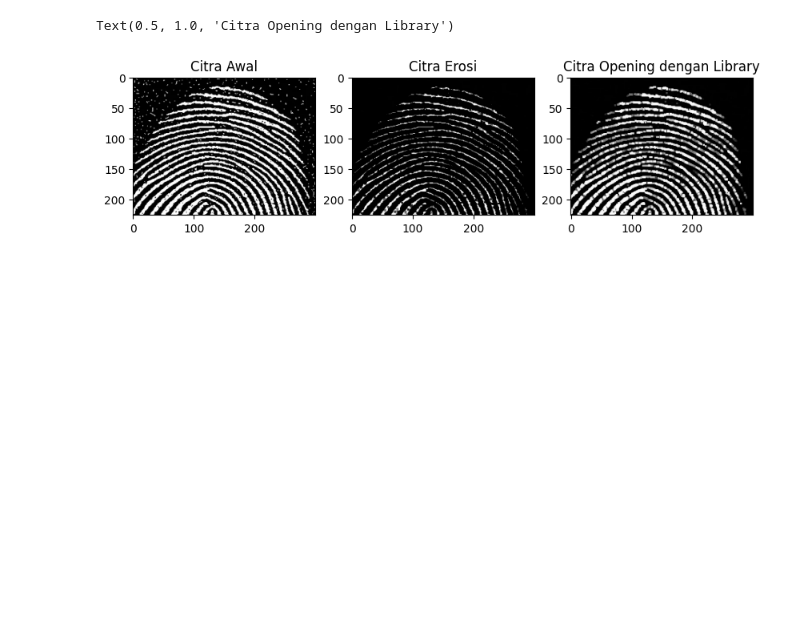
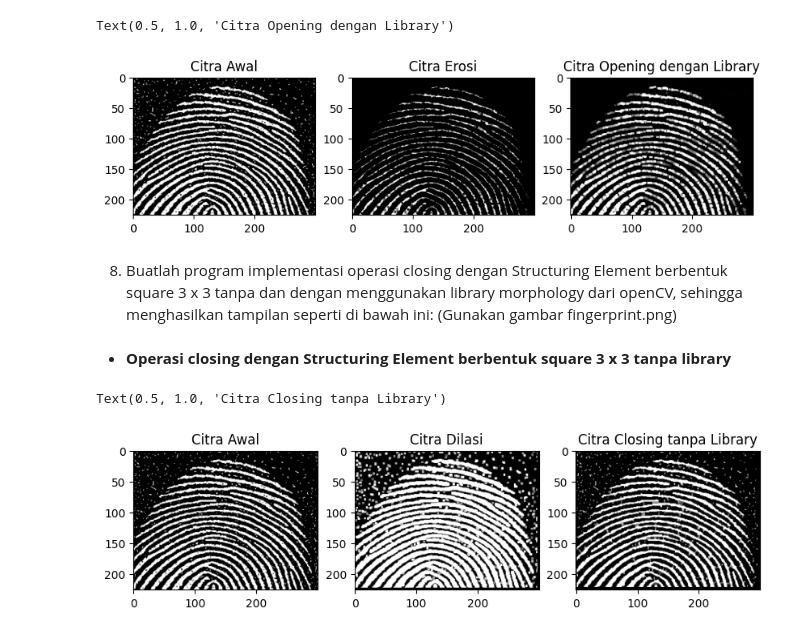
Before and after one commit to Vangzbill/PCVK_Ganjil_2023, a Jupyter notebook: Week9.ipynb, the cells around one changed output. Drawn from its saved outputs; the diff is of its cells as text; code cells hidden in the pictures; blank space fills up the shorter version.

```diff
--- a/Week9.ipynb
+++ b/Week9.ipynb
@@ -198,3 +198,47 @@ plt.title('Citra Opening dengan Library')
 # %% [output]
 Text(0.5, 1.0, 'Citra Opening dengan Library')
 [figure]
+# %% [markdown]
+
+8. Buatlah program implementasi operasi closing dengan Structuring Element berbentuk square 3 x 3 tanpa dan dengan menggunakan library morphology dari openCV, sehingga menghasilkan tampilan seperti di bawah ini: (Gunakan gambar fingerprint.png)
+# %% [markdown]
+* **Operasi closing dengan Structuring Element berbentuk square 3 x 3 tanpa library**
+# %%
+img_8_1 = cv.imread('/content/drive/MyDrive/PCVK/Images/fingerprint.png', cv.IMREAD_GRAYSCALE)
+dilation_8_1 = np.zeros(img_8_1.shape, img_8_1.dtype)
+closing_8_1 = np.zeros(img_8_1.shape, img_8_1.dtype)
+se_8_1 = np.ones((3, 3), dtype=np.uint8)
+
+height_8_1, width_8_1 = img_8_1.shape
+se_size_8_1 = 3
+se_half_8_1 = se_size_8_1 // 2
+
+for y in range(len(se_8_1) // 2, img_8_1.shape[0] - len(se_8_1)):
+  for x in range(len(se_8_1[0]) // 2, img_8_1.shape[1] - len(se_8_1)):
+    maksimum = 0
+    for i in range(len(se_8_1)):
+      for j in range(len(se_8_1[0])):
+        if(se_8_1[i][j] == 1):
+          nilai_piksel = img_8_1[y + i - len(se_8_1) // 2, x + j - len(se_8_1[0]) // 2]
+          maksimum = max(maksimum, nilai_piksel)
+    dilation_8_1[y, x] = maksimum
+
+for i in range(se_half_8_1, height_8_1 - se_half_8_1):
+    for j in range(se_half_8_1, width_8_1 - se_half_8_1):
+        roi = dilation_8_1[i - se_half_8_1:i + se_half_8_1 + 1, j - se_half_8_1:j + se_half_8_1 + 1]
+        closing_8_1[i, j] = np.min(roi)
+
+
+plt.figure(figsize=(10, 5))
+plt.subplot(1, 3, 1)
+plt.imshow(img_8_1, cmap='gray')
+plt.title('Citra Awal')
+plt.subplot(1, 3, 2)
+plt.imshow(dilation_8_1, cmap='gray')
+plt.title('Citra Dilasi')
+plt.subplot(1, 3, 3)
+plt.imshow(closing_8_1, cmap='gray')
+plt.title('Citra Closing tanpa Library')
+# %% [output]
+Text(0.5, 1.0, 'Citra Closing tanpa Library')
+[figure, added]
```
Also changed, not shown: parts of 10 cells of this notebook.
